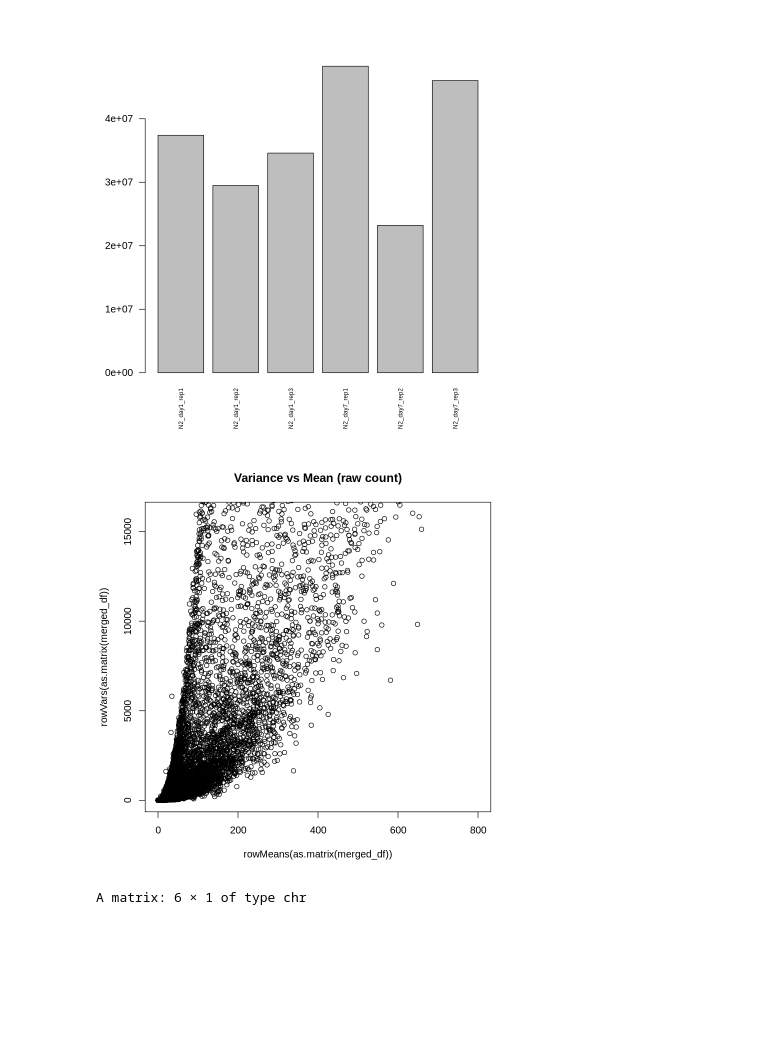
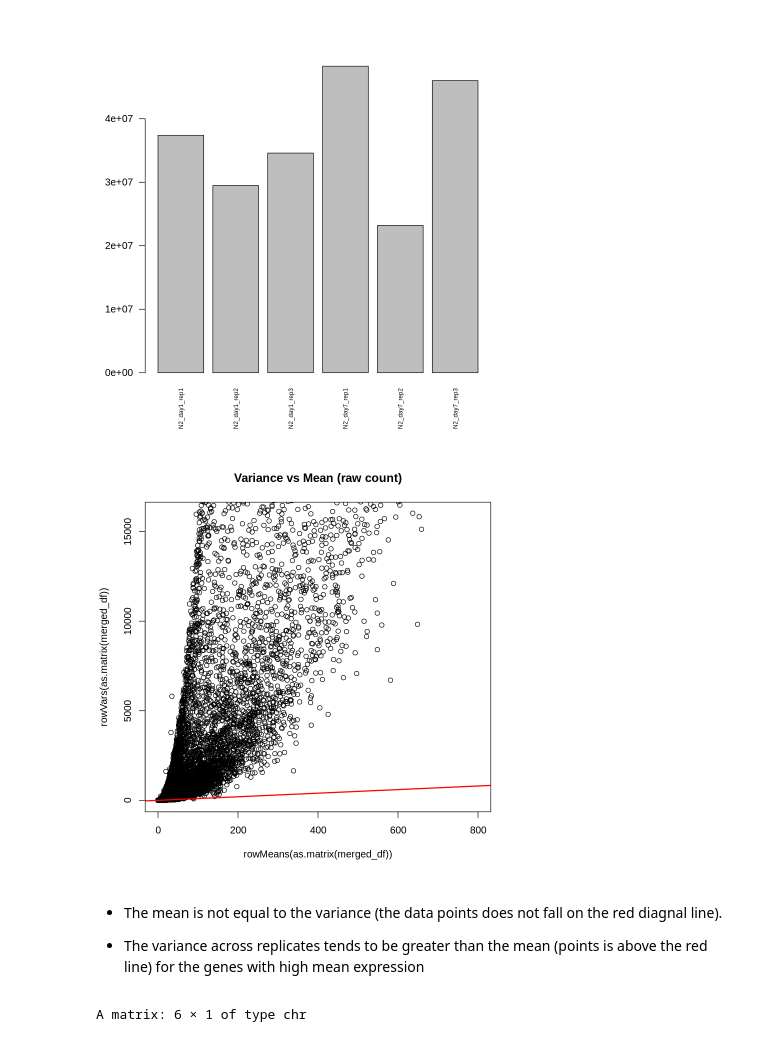
Before and after one commit to Bix4UMD/BIOI611_lab, a Jupyter notebook: docs/BIOI611_DESeq2_analysis.ipynb, the cells around one changed output. Saved outputs shown, nothing was run; the diff lists cells and outputs as text; code cells hidden in the pictures; blank space fills up the shorter version.

```diff
--- a/docs/BIOI611_DESeq2_analysis.ipynb
+++ b/docs/BIOI611_DESeq2_analysis.ipynb
@@ -135,12 +135,17 @@ barplot(colSums(merged_df),
 # %%
 # Raw counts mean expression Vs standard Deviation (SD)
 plot(rowMeans(as.matrix(merged_df)),
      rowVars(as.matrix(merged_df)),
      main = 'Variance vs Mean (raw count)',
      xlim = c(0,800),
      ylim = c(0,16000))
+abline(a = 0, b = 1, col = "red", lwd = 2)  # slope (b) = 1, intercept (a) = 0, red color
 # %% [output]
-[figure, old version]
+[figure, new version]
+# %% [markdown]
+* The mean is not equal to the variance (the data points does not fall on the red diagnal line).
+
+* The variance across replicates tends to be greater than the mean (points is above the red line) for the genes with high mean expression
 # %%
 coldata <- colnames(merged_df)
 coldata_df <- cbind(group = gsub("_rep\\d", "", coldata))
```
Also changed, not shown: parts of 11 cells of this notebook.
